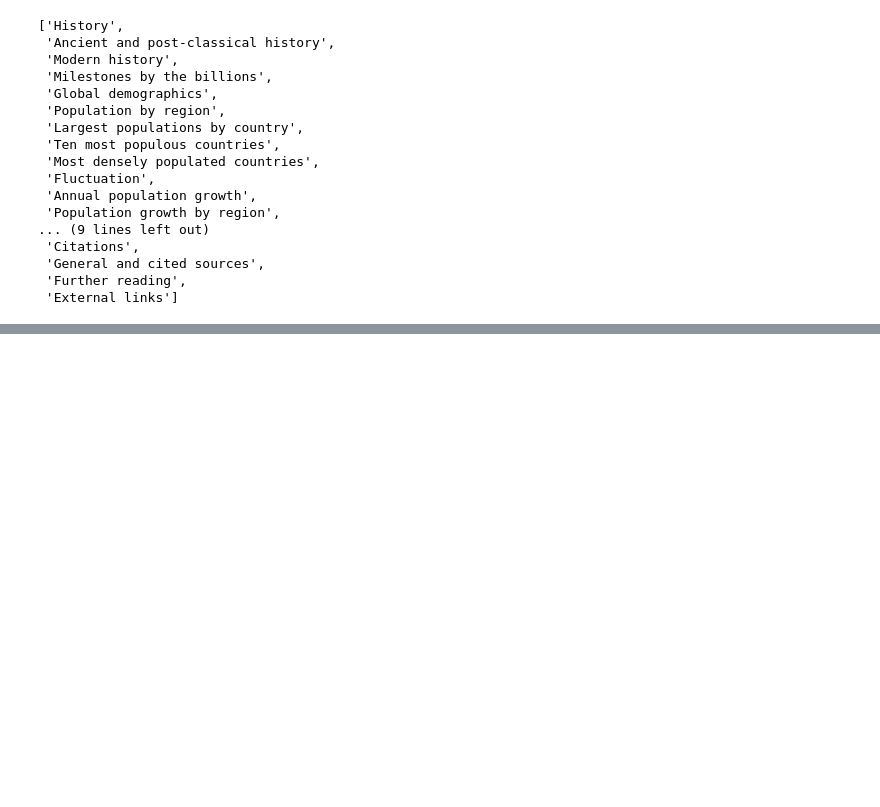
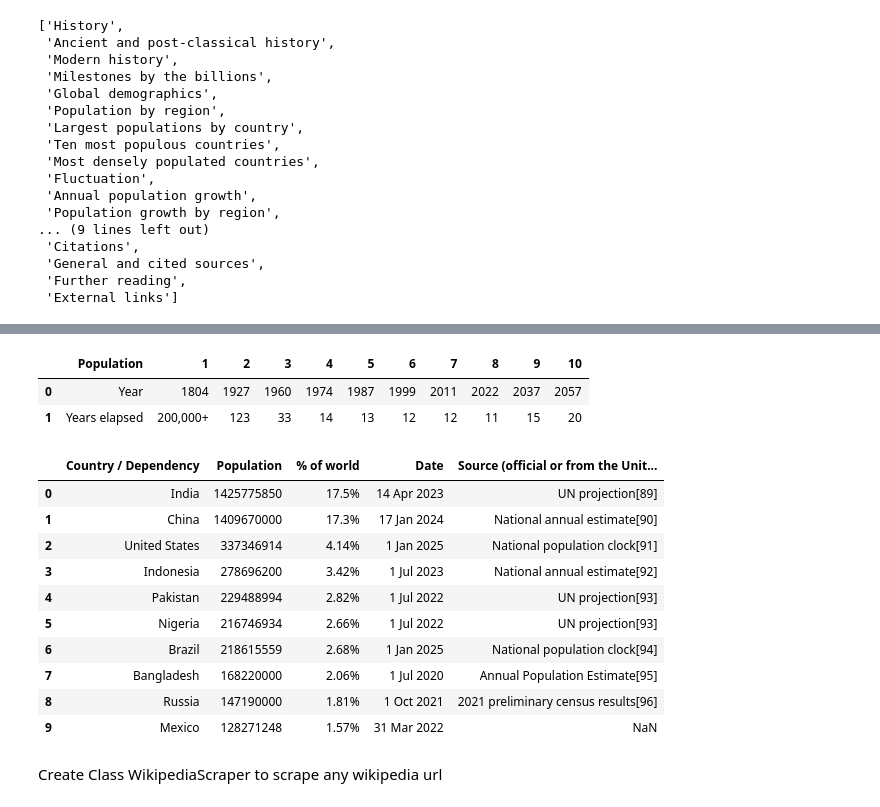
Before and after one commit to SunitaD24/Advance_python, a Jupyter notebook: 9 webscraping project/webscraping.ipynb, the cells around one changed output, grey strips where cells are left out. Drawn from its saved outputs; the diff is of its cells as text; code cells hidden in the pictures; blank space fills up the shorter version.

```diff
--- a/9 webscraping project/webscraping.ipynb
+++ b/9 webscraping project/webscraping.ipynb
@@ -170,0 +240,3 @@ a_tags =  soup.find_all("a", class_=
+# %%
+table_tags = soup.find_all("table", class_="wikitable")
+table_tags[0]
@@ -170,0 +295,22 @@ a_tags =  soup.find_all("a", class_=
+# %%
+tables[0]
+# %% [output]
+|  | Population | 1 | 2 | 3 | 4 | 5 | 6 | 7 | 8 | 9 | 10 |
+| 0 | Year | 1804 | 1927 | 1960 | 1974 | 1987 | 1999 | 2011 | 2022 | 2037 | 2057 |
+| 1 | Years elapsed | 200,000+ | 123 | 33 | 14 | 13 | 12 | 12 | 11 | 15 | 20 |
+# %%
+tables[3]
+# %% [output]
+|  | Country / Dependency | Population | % of world | Date | Source (official or from the Unit... |
+| 0 | India | 1425775850 | 17.5% | 14 Apr 2023 | UN projection[89] |
+| 1 | China | 1409670000 | 17.3% | 17 Jan 2024 | National annual estimate[90] |
+| 2 | United States | 337346914 | 4.14% | 1 Jan 2025 | National population clock[91] |
+| 3 | Indonesia | 278696200 | 3.42% | 1 Jul 2023 | National annual estimate[92] |
+| 4 | Pakistan | 229488994 | 2.82% | 1 Jul 2022 | UN projection[93] |
+| 5 | Nigeria | 216746934 | 2.66% | 1 Jul 2022 | UN projection[93] |
+| 6 | Brazil | 218615559 | 2.68% | 1 Jan 2025 | National population clock[94] |
+| 7 | Bangladesh | 168220000 | 2.06% | 1 Jul 2020 | Annual Population Estimate[95] |
+| 8 | Russia | 147190000 | 1.81% | 1 Oct 2021 | 2021 preliminary census results[96] |
+| 9 | Mexico | 128271248 | 1.57% | 31 Mar 2022 | NaN |
+# %% [markdown]
+Create Class WikipediaScraper to scrape any wikipedia url
```
Also changed, not shown: parts of 46 cells of this notebook.
